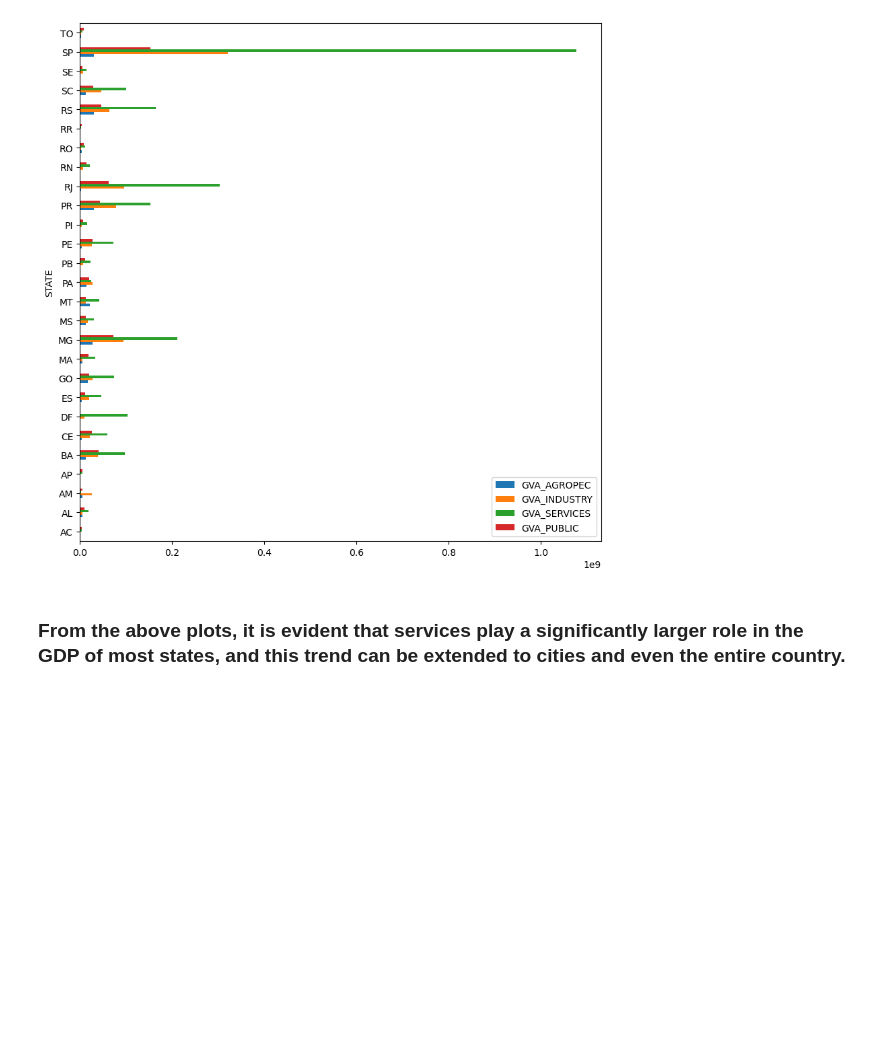
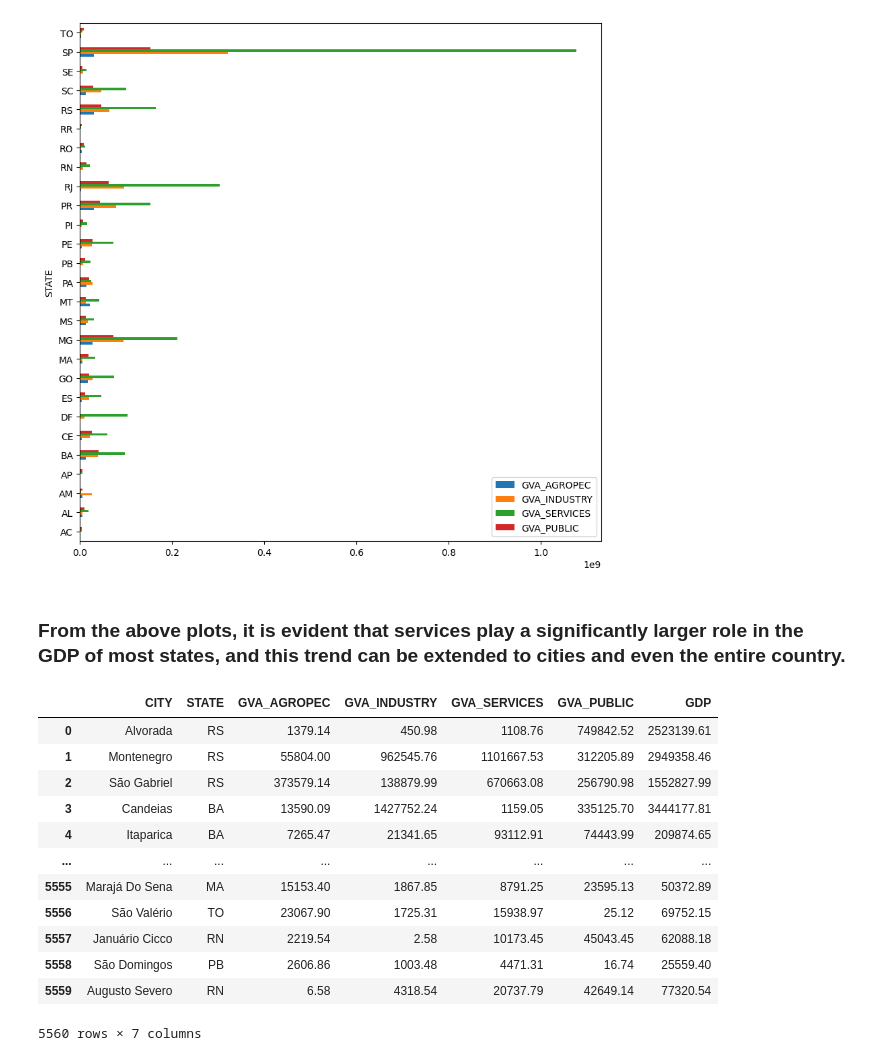
Before and after one commit to IgoSilvaUFPB/projeto_ICD, a Jupyter notebook: ProjetoICD_GDP_influence.ipynb, the cells around one changed output. Saved outputs shown, nothing was run; the diff lists cells and outputs as text; code cells hidden in the pictures; blank space fills up the shorter version.

```diff
--- a/ProjetoICD_GDP_influence.ipynb
+++ b/ProjetoICD_GDP_influence.ipynb
@@ -130,3 +130,21 @@ df_GDP_state.plot(kind='barh', figsize=(10, 10))
 [figure]
 # %% [markdown]
 ### From the above plots, it is evident that services play a significantly larger role in the GDP of most states, and this trend can be extended to cities and even the entire country.
+# %%
+# selecting columns
+df_heat = df[["CITY","STATE","GVA_AGROPEC","GVA_INDUSTRY","GVA_SERVICES","GVA_PUBLIC","GDP"]]
+df_heat
+# %% [output]
+|  | CITY | STATE | GVA_AGROPEC | GVA_INDUSTRY | GVA_SERVICES | GVA_PUBLIC | GDP |
+| 0 | Alvorada | RS | 1379.14 | 450.98 | 1108.76 | 749842.52 | 2523139.61 |
+| 1 | Montenegro | RS | 55804.00 | 962545.76 | 1101667.53 | 312205.89 | 2949358.46 |
+| 2 | São Gabriel | RS | 373579.14 | 138879.99 | 670663.08 | 256790.98 | 1552827.99 |
+| 3 | Candeias | BA | 13590.09 | 1427752.24 | 1159.05 | 335125.70 | 3444177.81 |
+| 4 | Itaparica | BA | 7265.47 | 21341.65 | 93112.91 | 74443.99 | 209874.65 |
+| ... | ... | ... | ... | ... | ... | ... | ... |
+| 5555 | Marajá Do Sena | MA | 15153.40 | 1867.85 | 8791.25 | 23595.13 | 50372.89 |
+| 5556 | São Valério | TO | 23067.90 | 1725.31 | 15938.97 | 25.12 | 69752.15 |
+| 5557 | Januário Cicco | RN | 2219.54 | 2.58 | 10173.45 | 45043.45 | 62088.18 |
+| 5558 | São Domingos | PB | 2606.86 | 1003.48 | 4471.31 | 16.74 | 25559.40 |
+| 5559 | Augusto Severo | RN | 6.58 | 4318.54 | 20737.79 | 42649.14 | 77320.54 |
+5560 rows × 7 columns
```
Also changed, not shown: parts of 3 cells of this notebook, 1 other file.
